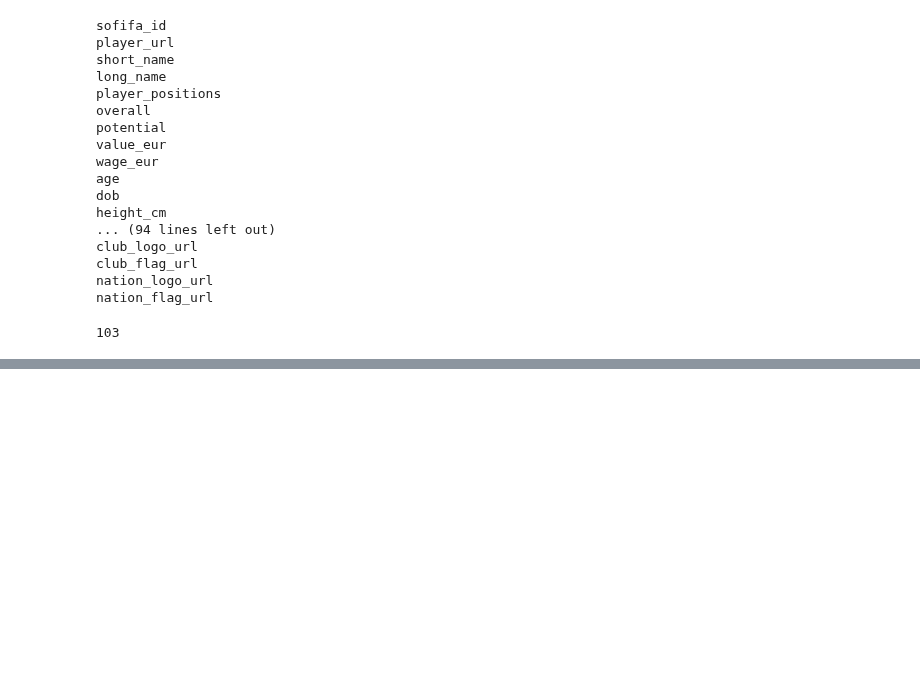
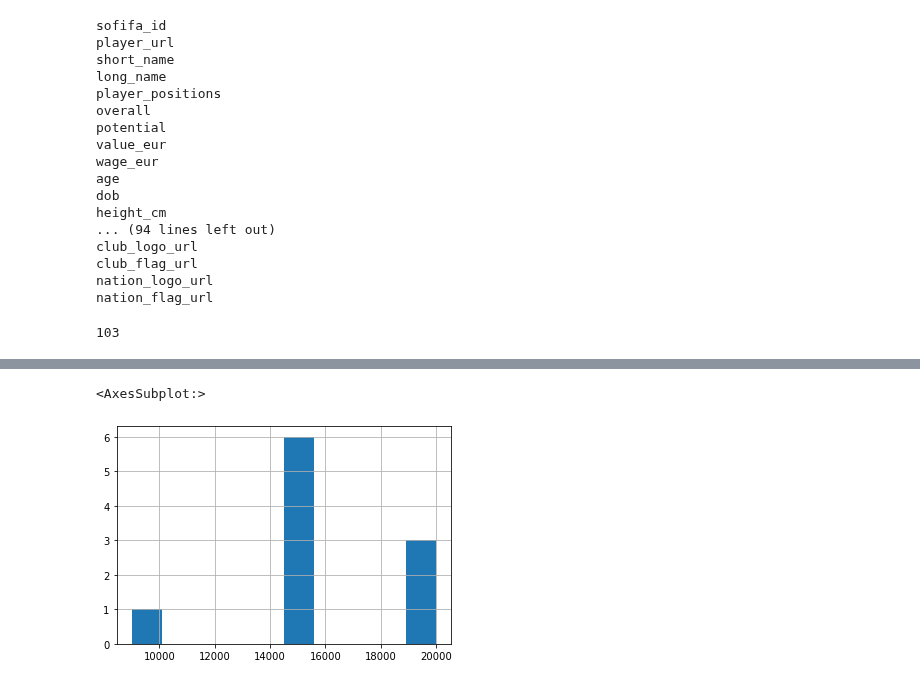
Before and after one commit to ironhack-bcn-data-pt/PR06-Machine-Learning-Group-Project, a Jupyter notebook: Project_06.ipynb, the cells around one changed output, grey strips where cells are left out. Saved outputs shown, nothing was run; the diff lists cells and outputs as text; code cells hidden in the pictures; blank space fills up the shorter version.

```diff
--- a/Project_06.ipynb
+++ b/Project_06.ipynb
@@ -472,0 +590,5 @@ adriana has to do rows from 76 to 103
+# %%
+male_df.value_eur.nsmallest(10).hist()
+# %% [output]
+<AxesSubplot:>
+[figure, added]
```
Also changed, not shown: parts of 20 cells of this notebook.
